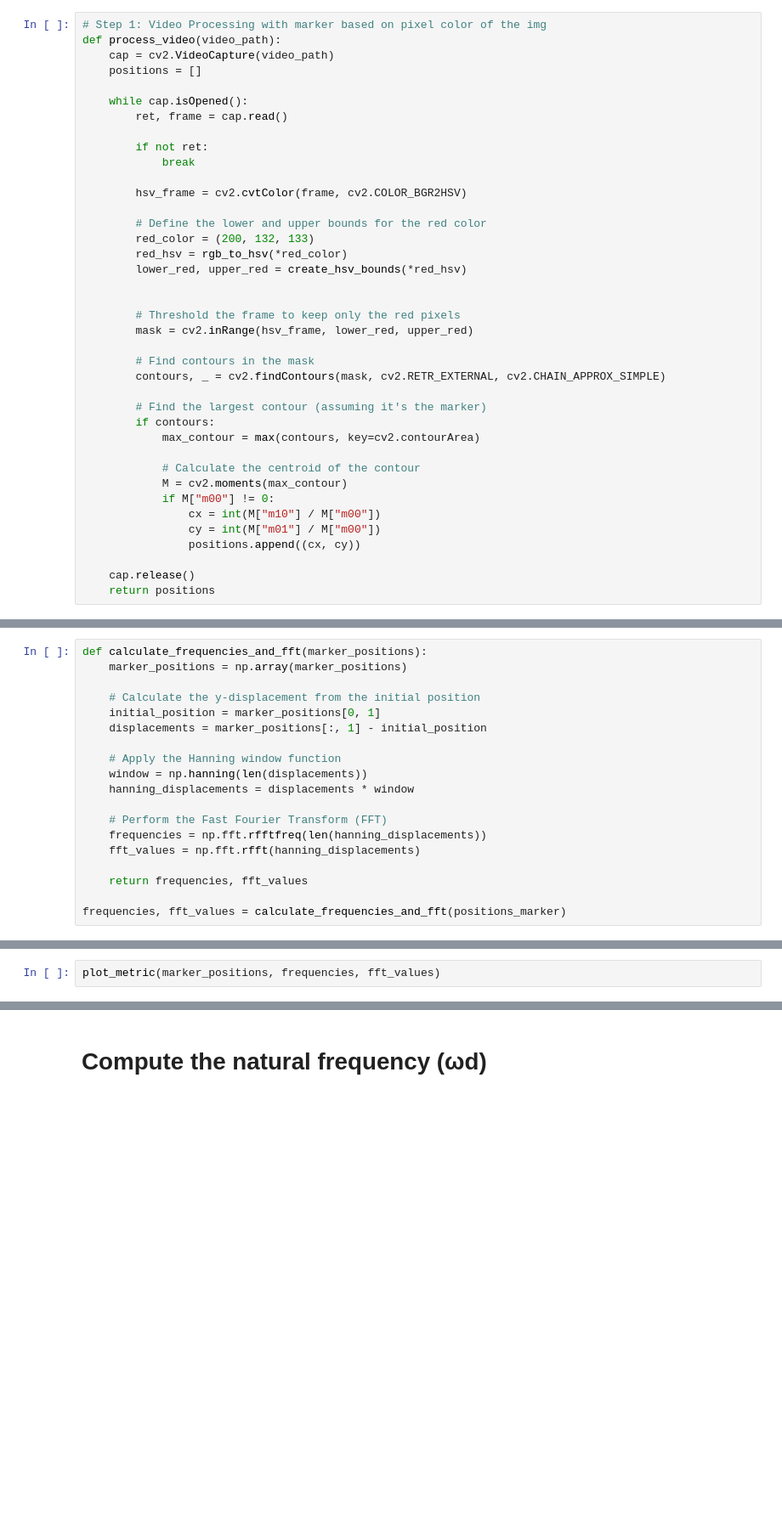
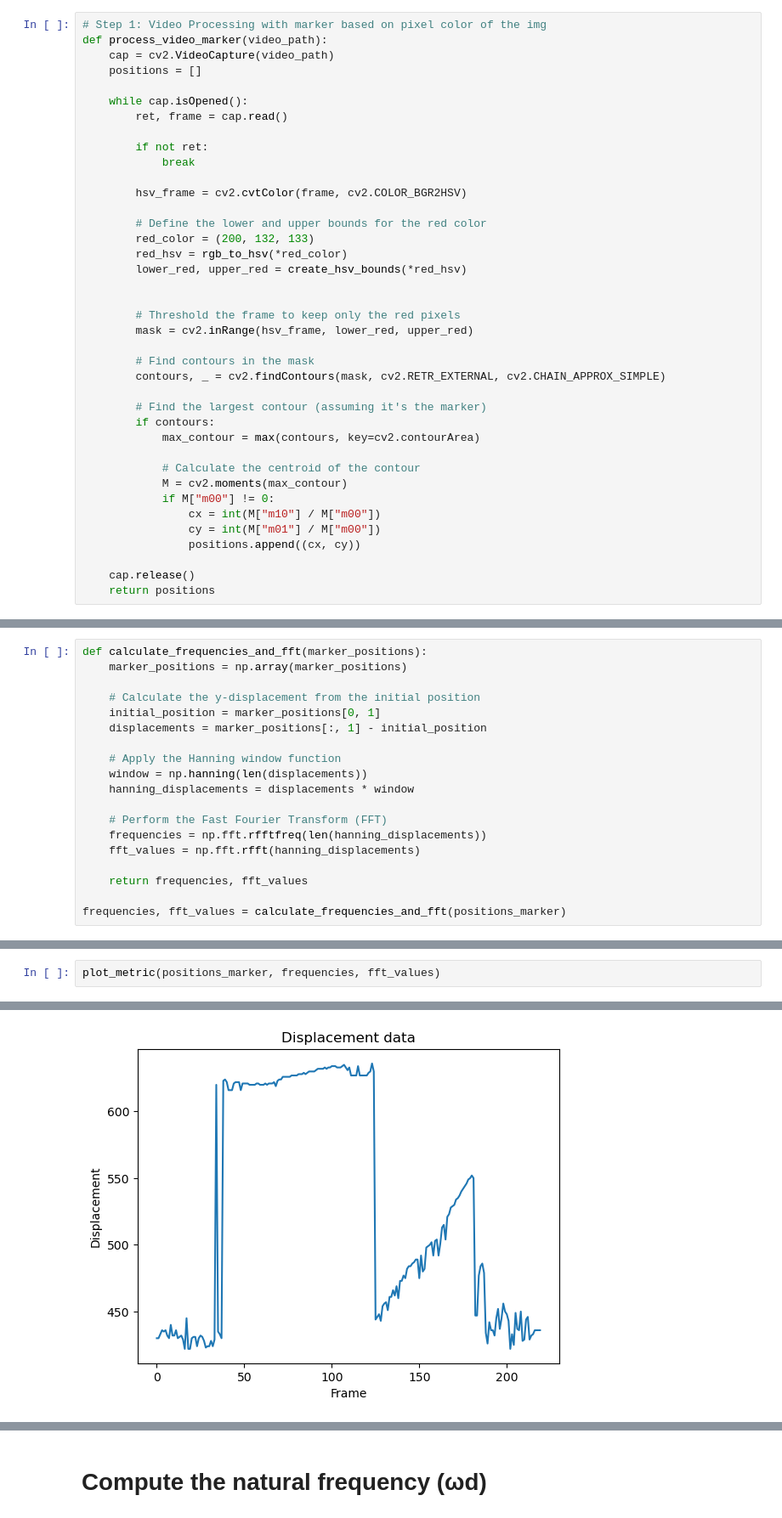
Before and after one commit to bdallard/stem_vibration_analysis, a Jupyter notebook: video_processing_hanning_fft_test.ipynb, the cells around one changed output, grey strips where cells are left out. Shown at 85% size. Saved outputs shown, nothing was run; the diff lists cells and outputs as text; blank space fills up the shorter version.

```diff
--- a/video_processing_hanning_fft_test.ipynb
+++ b/video_processing_hanning_fft_test.ipynb
@@ -89,7 +89,7 @@ def in_red_bounds(pixel, lower_bound, upper_bound):
     return np.all(lower_bound <= pixel) and np.all(pixel <= upper_bound)
 # %%
 # Step 1: Video Processing with marker based on pixel color of the img
-def process_video(video_path):
+def process_video_marker(video_path):
     cap = cv2.VideoCapture(video_path)
     positions = []
 
@@ -432,3 +432,3 @@ Damped natural frequency | background sub method (ωd): 0.0012642225031605564
 # %%
-plot_metric(marker_positions, frequencies, fft_values)
+plot_metric(positions_marker, frequencies, fft_values)
 # %% [output]
@@ -435,0 +435 @@ NameError: name 'marker_positions' is not defined
+[figure, added]
```
Also changed, not shown: parts of 23 cells of this notebook, 1 other file.
